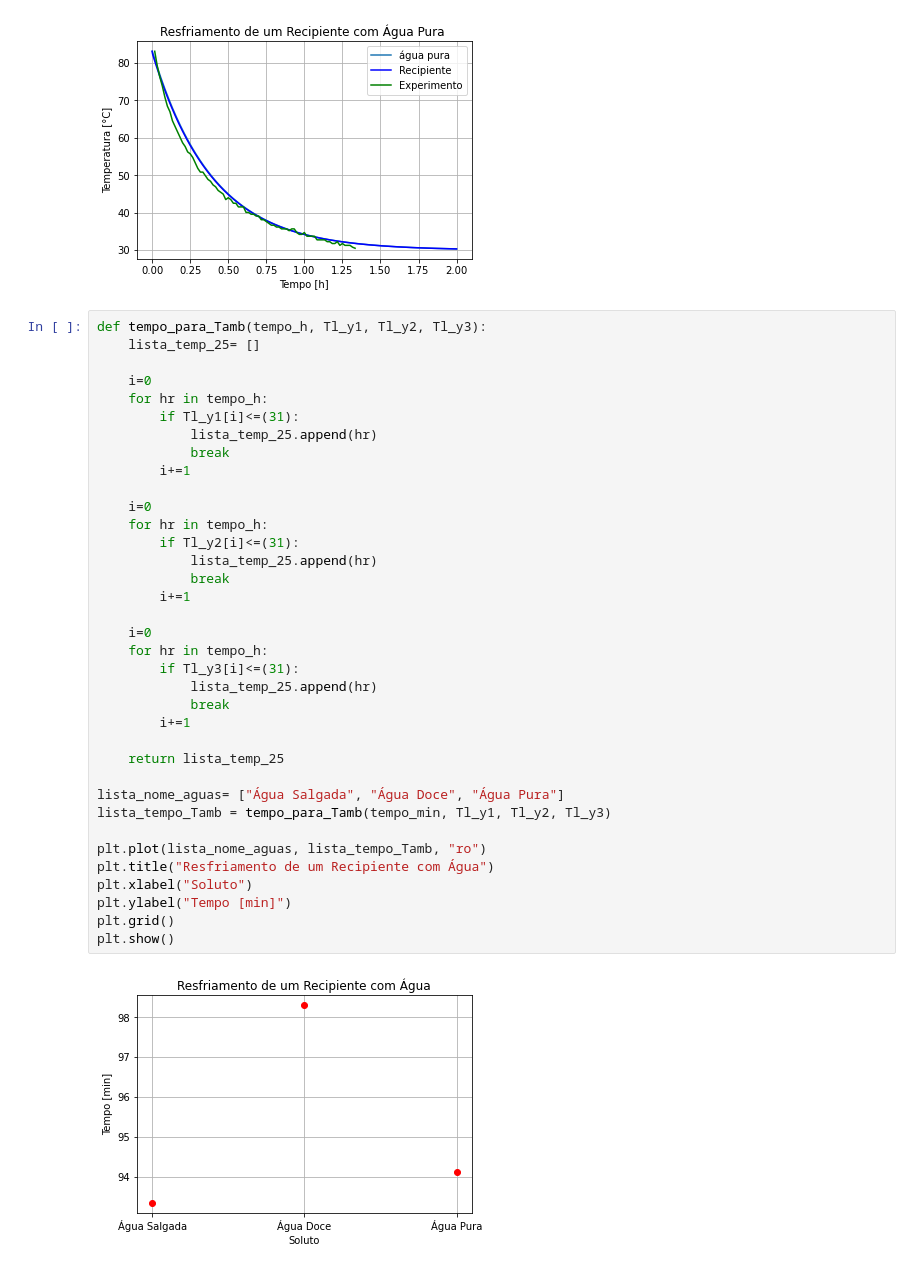
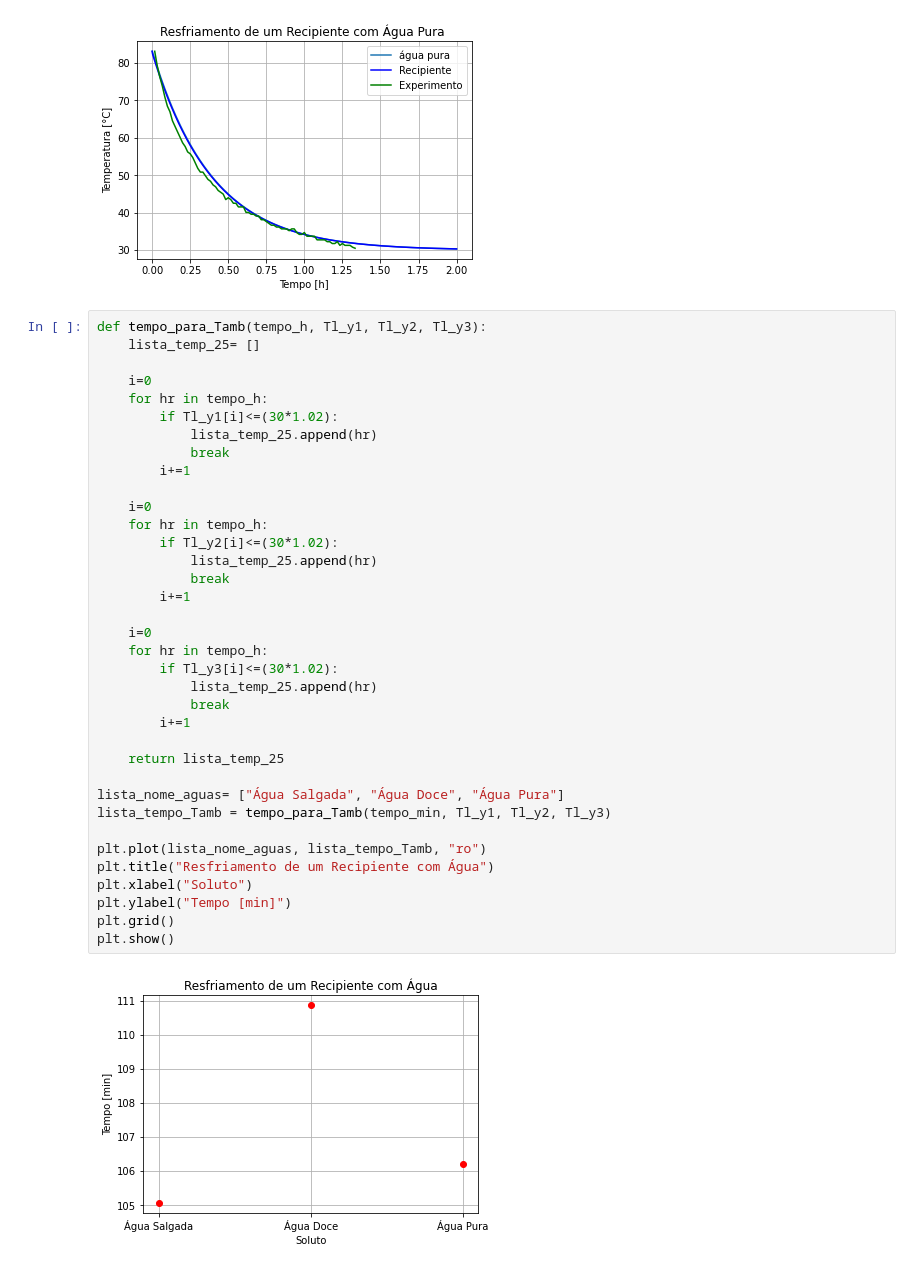
Before and after one commit to dourado-rafa/ModssimProjeto2, a Jupyter notebook: P2.ipynb, the cells around one changed output. Saved outputs shown, nothing was run; the diff lists cells and outputs as text.

```diff
--- a/P2.ipynb
+++ b/P2.ipynb
@@ -214,35 +212,35 @@ def tempo_para_Tamb(tempo_h, Tl_y1, Tl_y2, Tl_y3):
 
     i=0
     for hr in tempo_h:
-        if Tl_y1[i]<=(31):
+        if Tl_y1[i]<=(30*1.02):
             lista_temp_25.append(hr)
             break
         i+=1
 
     i=0
     for hr in tempo_h:
-        if Tl_y2[i]<=(31):
+        if Tl_y2[i]<=(30*1.02):
             lista_temp_25.append(hr)
             break
         i+=1
 
     i=0
     for hr in tempo_h:
-        if Tl_y3[i]<=(31):
+        if Tl_y3[i]<=(30*1.02):
             lista_temp_25.append(hr)
             break
         i+=1
 
     return lista_temp_25
 
 lista_nome_aguas= ["Água Salgada", "Água Doce", "Água Pura"]
 lista_tempo_Tamb = tempo_para_Tamb(tempo_min, Tl_y1, Tl_y2, Tl_y3)
 
 plt.plot(lista_nome_aguas, lista_tempo_Tamb, "ro")
 plt.title("Resfriamento de um Recipiente com Água")
 plt.xlabel("Soluto")
 plt.ylabel("Tempo [min]")
 plt.grid()
 plt.show()
 # %% [output]
-[figure, old version]
+[figure, new version]
```
Also changed, not shown: parts of 5 cells of this notebook.
